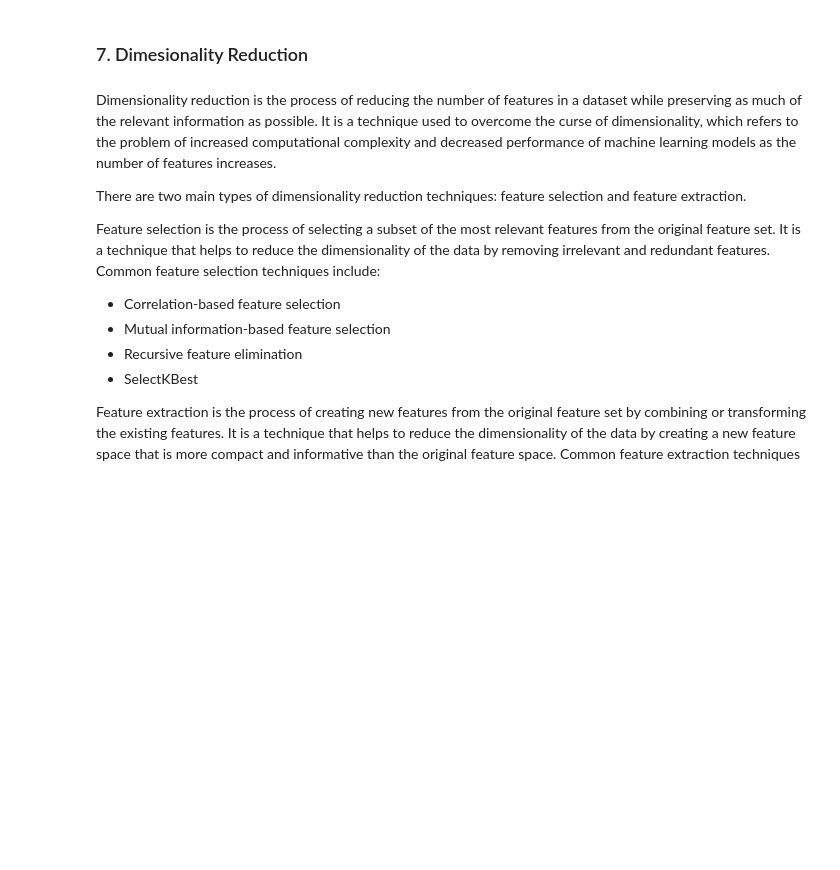
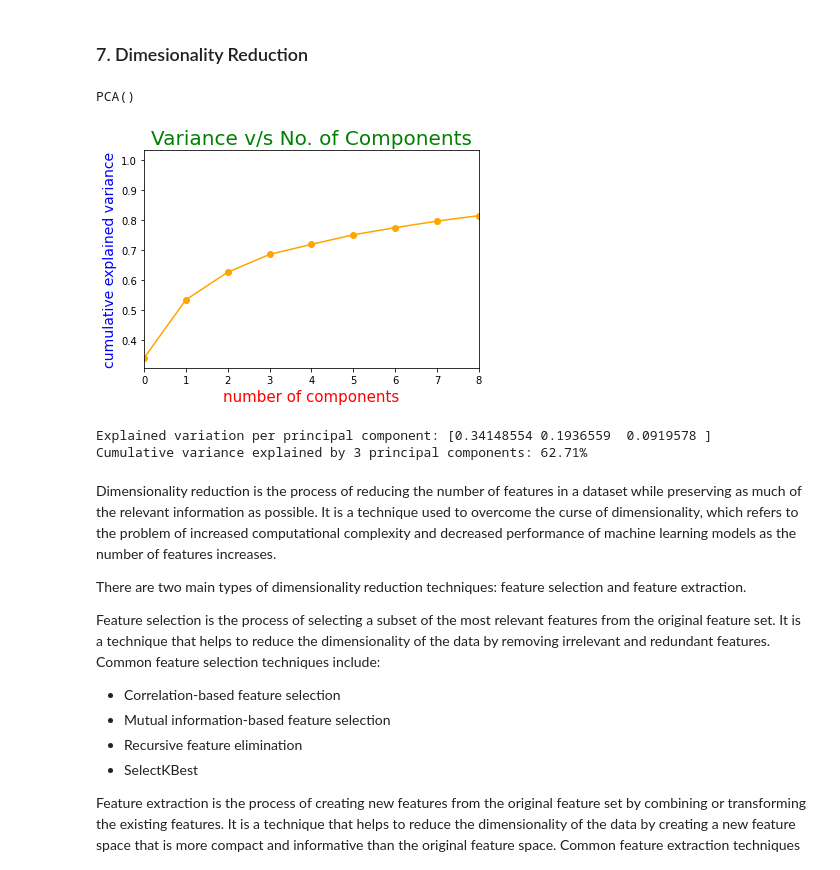
Before and after one commit to abhinav4201/UnSupervised-ML-Zomato-Restaurant-Clustering-and-Sentiment-Analysis, a Jupyter notebook: UnSupervised_ML_Zomato_Restaurant_Clustering_and_Sentiment_Analysis_capstone_project_4.ipynb, the cells around one changed output. Saved outputs shown, nothing was run; the diff lists cells and outputs as text; code cells hidden in the pictures; blank space fills up the shorter version.

Commit message:
completed dimensionality reduction time- 00:58 am

```diff
--- a/UnSupervised_ML_Zomato_Restaurant_Clustering_and_Sentiment_Analysis_capstone_project_4.ipynb
+++ b/UnSupervised_ML_Zomato_Restaurant_Clustering_and_Sentiment_Analysis_capstone_project_4.ipynb
@@ -2292,3 +2275,42 @@ scaled_df[numerical_cols] = scaler.transform(cluster_dummy[numerical_cols])
+# %%
+# Dimensionality Reduction (If needed)
+features = scaled_df.columns
+features = features.drop('Restaurant')
+# create an instance of PCA
+pca = PCA()
+
+# fit PCA on features
+pca.fit(scaled_df[features])
+# %% [output]
+PCA()
+# %%
+#explained variance v/s no. of components
+plt.plot(np.cumsum(pca.explained_variance_ratio_), marker ='o', color = 'orange')
+plt.xlabel('number of components',size = 15, color = 'red')
+plt.ylabel('cumulative explained variance',size = 14, color = 'blue')
+plt.title('Variance v/s No. of Components',size = 20, color = 'green')
+plt.xlim([0, 8])
+plt.show()
+# %% [output]
+[figure, added]
+# %%
+#using n_component as 3
+pca = PCA(n_components=3)
+
+# fit PCA on features
+pca.fit(scaled_df[features])
+
+# explained variance ratio of each principal component
+print('Explained variation per principal component: {}'.format(pca.explained_variance_ratio_))
+# variance explained by three components
+print('Cumulative variance explained by 3 principal components: {:.2%}'.format(
+                                        np.sum(pca.explained_variance_ratio_)))
+
+# transform data to principal component space
+df_pca = pca.transform(scaled_df[features])
+# %% [output]
+Explained variation per principal component: [0.34148554 0.1936559  0.0919578 ]
+Cumulative variance explained by 3 principal components: 62.71%
 # %% [markdown]
 Dimensionality reduction is the process of reducing the number of features in a dataset while preserving as much of the relevant information as possible. It is a technique used to overcome the curse of dimensionality, which refers to the problem of increased computational complexity and decreased performance of machine learning models as the number of features increases.
 
```
Also changed, not shown: parts of 3 cells of this notebook.
